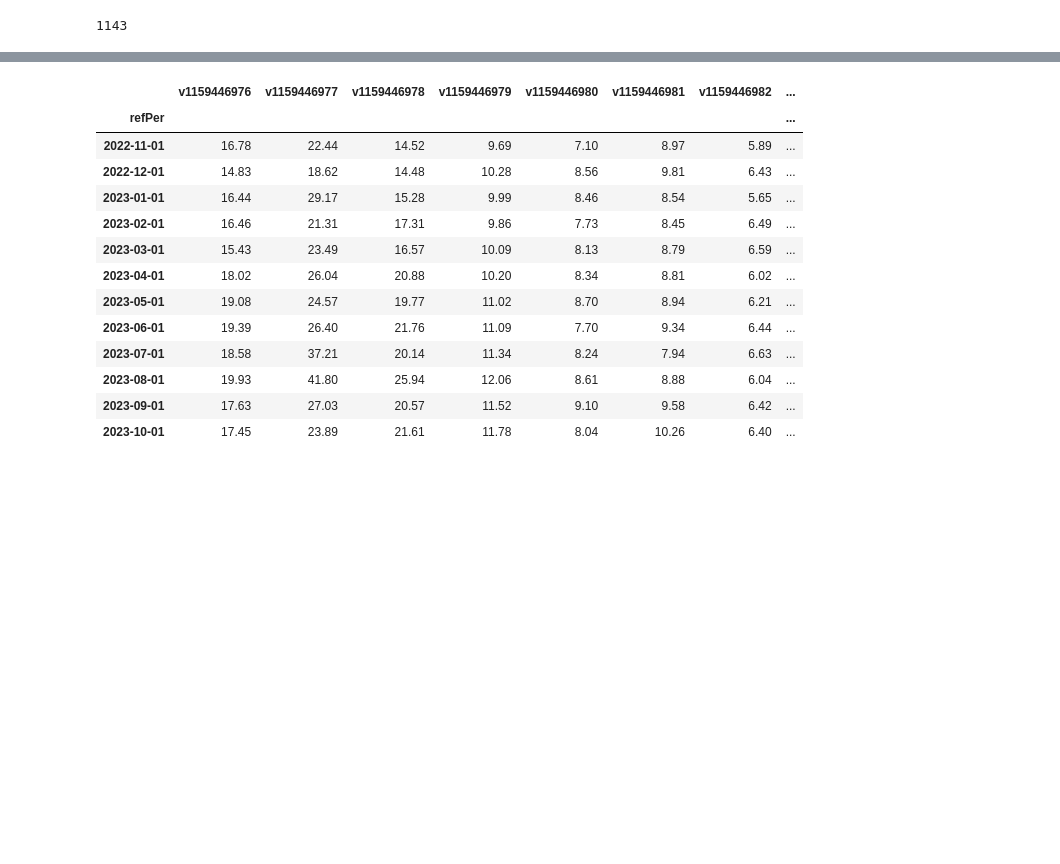
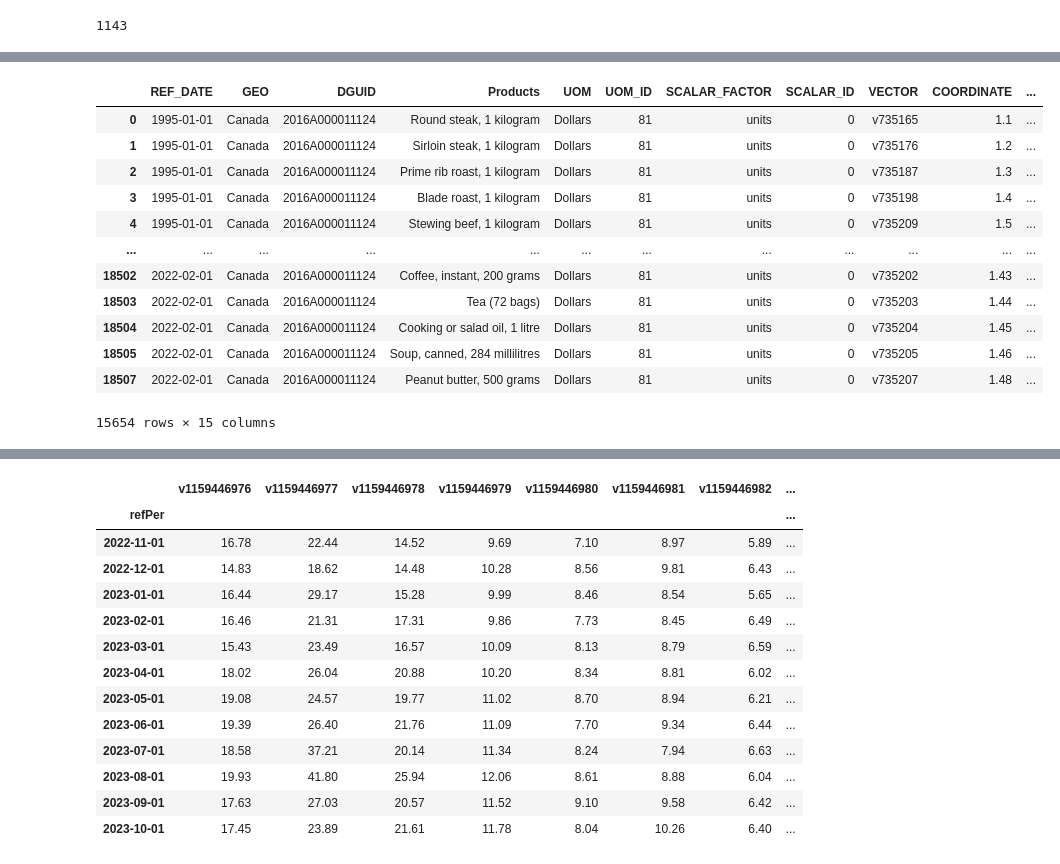
Before and after one commit to madiwiebe/ict-food-cost-planner-project, a Jupyter notebook: data_acquisition/api_tests.ipynb, the cells around one changed output, grey strips where cells are left out. Drawn from its saved outputs; the diff is of its cells as text; code cells hidden in the pictures; blank space fills up the shorter version.

```diff
--- a/data_acquisition/api_tests.ipynb
+++ b/data_acquisition/api_tests.ipynb
@@ -69,5 +69,5 @@ print(api_response)
 # %% [markdown]
 ### Attempt to download data using stats_can module instead of the API
 # %%
-# download same MRA table as when using API method above, using full table ID
-scdf = sc.table_to_df("181-002-45-01")
+# download same MRA table as when using API method above, using full table ID (provincial data, 2017 - 2023)
+provincial_MRA = sc.table_to_df("181-002-45-01")
@@ -133,14 +112,14 @@ scdf2
 # investigate vectorID-based approach
 
 # create list of irrelevant products
-irrelevant = ['Baby food', 'Infant formula', 'Deodorant', 'Toothpaste', 'Shampoo', 'Laundry detergent']
+irrelevant = ['Baby food', 'Infant formula', 'Deodorant', 'Toothpaste', 'Shampoo', 'Laundry detergent', 'Paper towels', 'tissue', 'Cigarettes', 'gasoline']
 
 # remove rows where the product is irrelevant
 
 for term in irrelevant:
-    scdf = scdf[~scdf.Products.str.contains(term)]
+    provincial_MRA = provincial_MRA[~provincial_MRA.Products.str.contains(term)]
 
-scdf
+provincial_MRA
 # %% [output]
 |  | REF_DATE | GEO | DGUID | Products | UOM | UOM_ID | SCALAR_FACTOR | SCALAR_ID | VECTOR | COORDINATE | ... |
 | 0 | 2017-01-01 | Canada | 2016A000011124 | Beef stewing cuts, per kilogram | Dollars | 81 | units | 0 | v1353834271 | 11.1 | ... |
@@ -186,0 +209,20 @@ viddf = sc.vectors_to_df_remote(vector_list, periods=334)
+# %%
+# remove rows where the product is irrelevant
+for term in irrelevant:
+    national_MRA = national_MRA[~national_MRA.Products.str.contains(term)]
+
+national_MRA
+# %% [output]
+|  | REF_DATE | GEO | DGUID | Products | UOM | UOM_ID | SCALAR_FACTOR | SCALAR_ID | VECTOR | COORDINATE | ... |
+| 0 | 1995-01-01 | Canada | 2016A000011124 | Round steak, 1 kilogram | Dollars | 81 | units | 0 | v735165 | 1.1 | ... |
+| 1 | 1995-01-01 | Canada | 2016A000011124 | Sirloin steak, 1 kilogram | Dollars | 81 | units | 0 | v735176 | 1.2 | ... |
+| 2 | 1995-01-01 | Canada | 2016A000011124 | Prime rib roast, 1 kilogram | Dollars | 81 | units | 0 | v735187 | 1.3 | ... |
+| 3 | 1995-01-01 | Canada | 2016A000011124 | Blade roast, 1 kilogram | Dollars | 81 | units | 0 | v735198 | 1.4 | ... |
+| 4 | 1995-01-01 | Canada | 2016A000011124 | Stewing beef, 1 kilogram | Dollars | 81 | units | 0 | v735209 | 1.5 | ... |
+| ... | ... | ... | ... | ... | ... | ... | ... | ... | ... | ... | ... |
+| 18502 | 2022-02-01 | Canada | 2016A000011124 | Coffee, instant, 200 grams | Dollars | 81 | units | 0 | v735202 | 1.43 | ... |
+| 18503 | 2022-02-01 | Canada | 2016A000011124 | Tea (72 bags) | Dollars | 81 | units | 0 | v735203 | 1.44 | ... |
+| 18504 | 2022-02-01 | Canada | 2016A000011124 | Cooking or salad oil, 1 litre | Dollars | 81 | units | 0 | v735204 | 1.45 | ... |
+| 18505 | 2022-02-01 | Canada | 2016A000011124 | Soup, canned, 284 millilitres | Dollars | 81 | units | 0 | v735205 | 1.46 | ... |
+| 18507 | 2022-02-01 | Canada | 2016A000011124 | Peanut butter, 500 grams | Dollars | 81 | units | 0 | v735207 | 1.48 | ... |
+15654 rows × 15 columns
```
Also changed, not shown: parts of 17 cells of this notebook.
